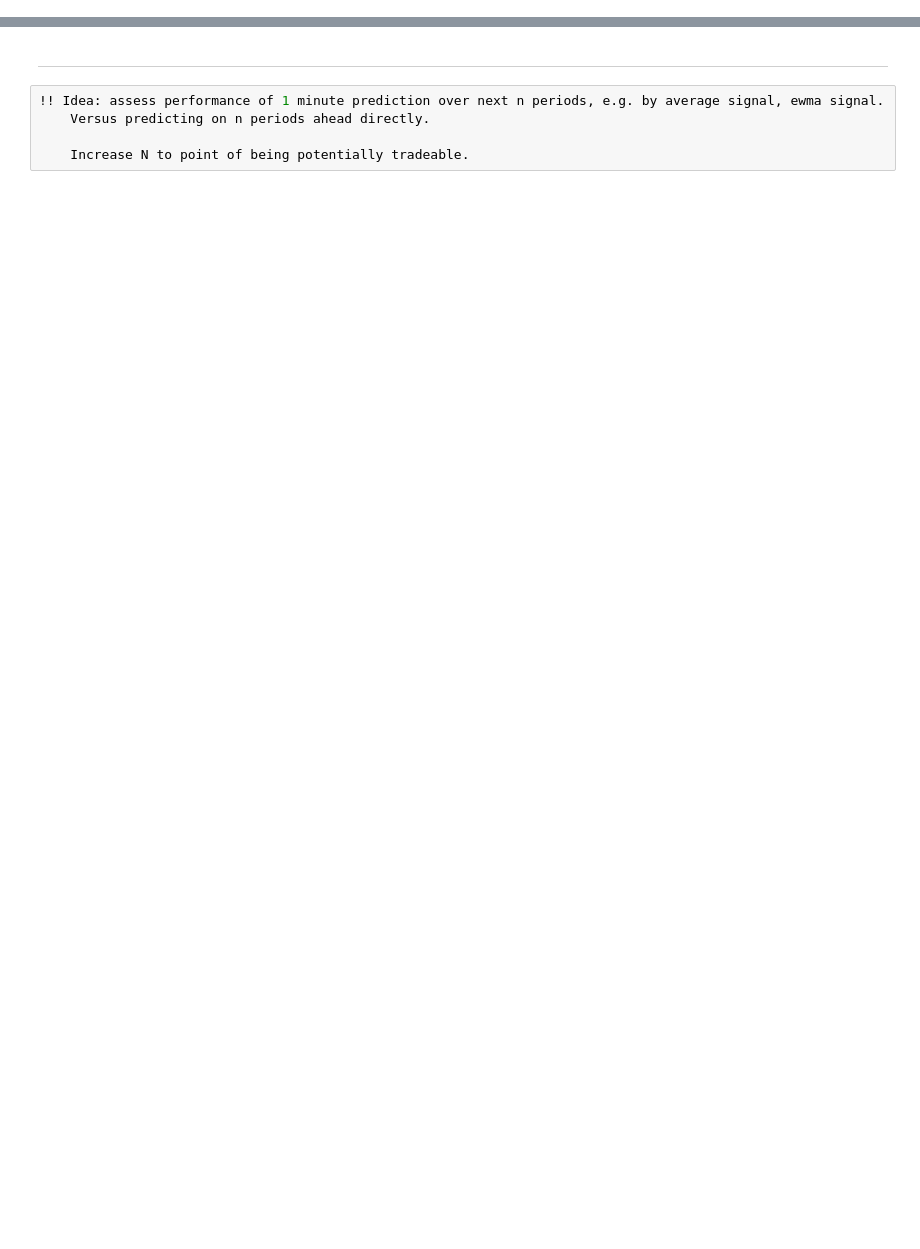
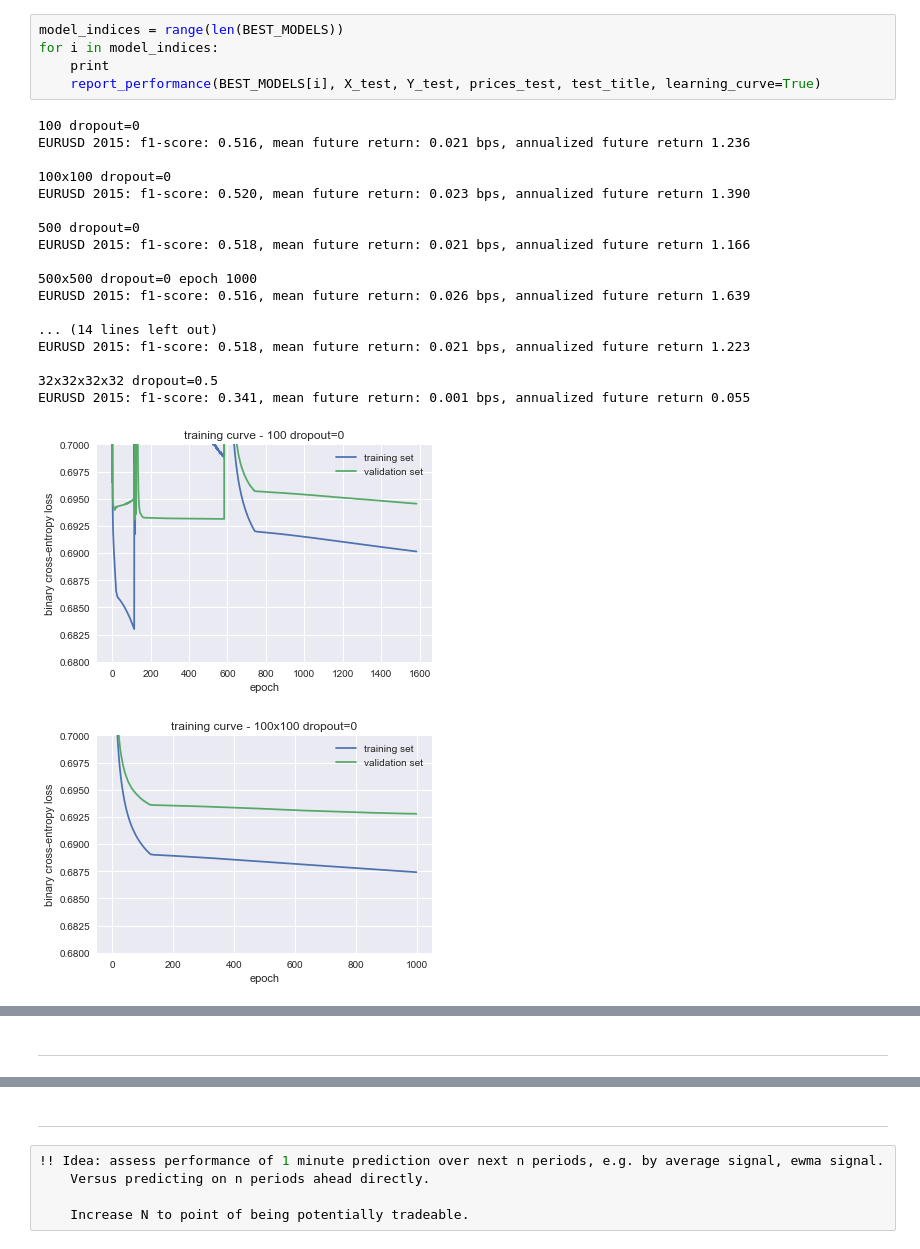
Before and after one commit to andrewwilson/mlnd_capstone, a Jupyter notebook: LoadAndEvaluateModel.ipynb, the cells around one changed output, grey strips where cells are left out. Saved outputs shown, nothing was run; the diff lists cells and outputs as text; blank space fills up the shorter version.

```diff
--- a/LoadAndEvaluateModel.ipynb
+++ b/LoadAndEvaluateModel.ipynb
@@ -96,0 +98,25 @@ EURUSD 2016: f1-score: 0.519, mean future return: 0.024 bps, annualized future r
+# %%
+model_indices = range(len(BEST_MODELS))
+for i in model_indices:
+    print
+    report_performance(BEST_MODELS[i], X_test, Y_test, prices_test, test_title, learning_curve=True)
+# %% [output]
+100 dropout=0
+EURUSD 2015: f1-score: 0.516, mean future return: 0.021 bps, annualized future return 1.236
+
+100x100 dropout=0
+EURUSD 2015: f1-score: 0.520, mean future return: 0.023 bps, annualized future return 1.390
+
+500 dropout=0
+EURUSD 2015: f1-score: 0.518, mean future return: 0.021 bps, annualized future return 1.166
+
+500x500 dropout=0 epoch 1000
+EURUSD 2015: f1-score: 0.516, mean future return: 0.026 bps, annualized future return 1.639
+
+... (14 lines left out)
+EURUSD 2015: f1-score: 0.518, mean future return: 0.021 bps, annualized future return 1.223
+
+32x32x32x32 dropout=0.5
+EURUSD 2015: f1-score: 0.341, mean future return: 0.001 bps, annualized future return 0.055
+[figure, added]
+[figure, added]
@@ -96,0 +131,2 @@ EURUSD 2016: f1-score: 0.519, mean future return: 0.024 bps, annualized future r
+# %% [markdown]
+----------------
```
Also changed, not shown: parts of 27 cells of this notebook, 2 other files.
